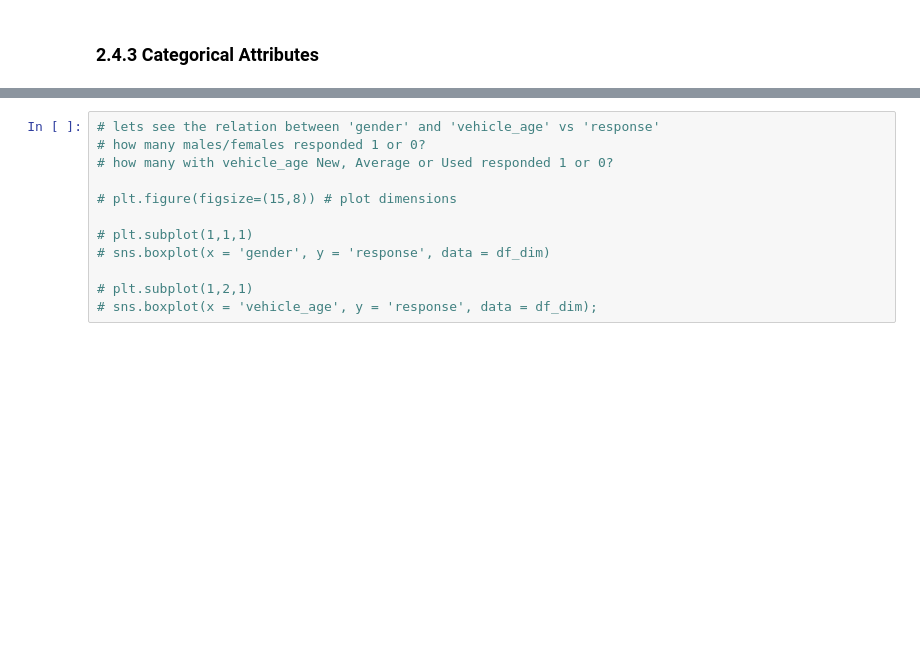
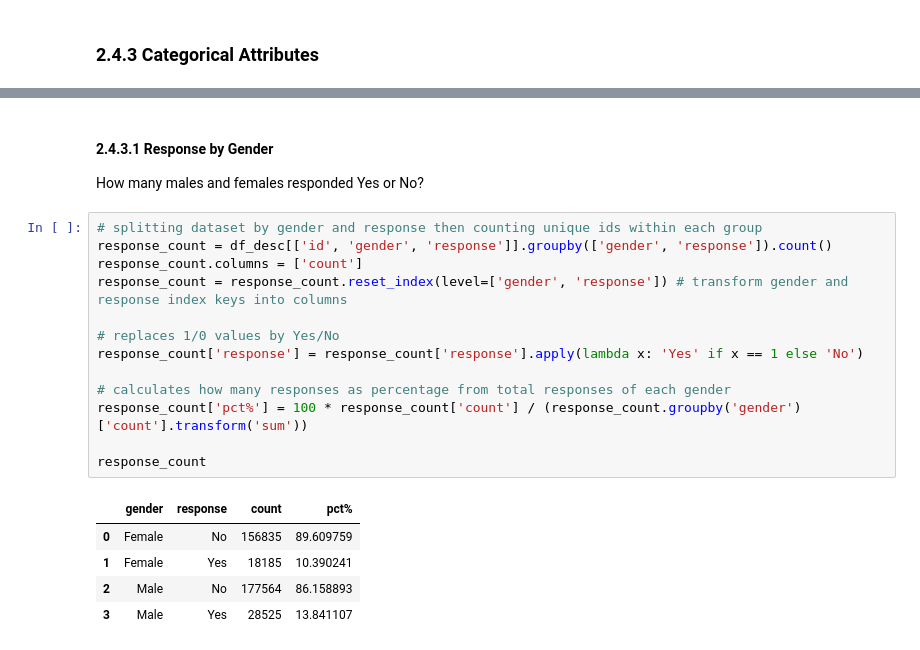
Before and after one commit to joaomj/health_insurance_cross_sell, a Jupyter notebook: health_insurance_cross-sell/notebooks/eda.ipynb, the cells around one changed output, grey strips where cells are left out. Cells and saved outputs as stored; diff of their text form; blank space fills up the shorter version.

```diff
--- a/health_insurance_cross-sell/notebooks/eda.ipynb
+++ b/health_insurance_cross-sell/notebooks/eda.ipynb
@@ -151,15 +151,25 @@ vehicle_age           3
 vehicle_damage        2
 previously_insured    2
 dtype: int64
-# %%
-# lets see the relation between 'gender' and 'vehicle_age' vs 'response'
-# how many males/females responded 1 or 0?
-# how many with vehicle_age New, Average or Used responded 1 or 0?
-
-# plt.figure(figsize=(15,8)) # plot dimensions
-
-# plt.subplot(1,1,1)
-# sns.boxplot(x = 'gender', y = 'response', data = df_dim)
-
-# plt.subplot(1,2,1)
-# sns.boxplot(x = 'vehicle_age', y = 'response', data = df_dim);
+# %% [markdown]
+#### 2.4.3.1 Response by Gender
+How many males and females responded Yes or No?
+# %%
+# splitting dataset by gender and response then counting unique ids within each group
+response_count = df_desc[['id', 'gender', 'response']].groupby(['gender', 'response']).count()
+response_count.columns = ['count']
+response_count = response_count.reset_index(level=['gender', 'response']) # transform gender and response index keys into columns
+
+# replaces 1/0 values by Yes/No
+response_count['response'] = response_count['response'].apply(lambda x: 'Yes' if x == 1 else 'No')
+
+# calculates how many responses as percentage from total responses of each gender
+response_count['pct%'] = 100 * response_count['count'] / (response_count.groupby('gender')['count'].transform('sum'))
+
+response_count
+# %% [output]
+|  | gender | response | count | pct% |
+| 0 | Female | No | 156835 | 89.609759 |
+| 1 | Female | Yes | 18185 | 10.390241 |
+| 2 | Male | No | 177564 | 86.158893 |
+| 3 | Male | Yes | 28525 | 13.841107 |
```
Also changed, not shown: parts of 2 cells of this notebook.
